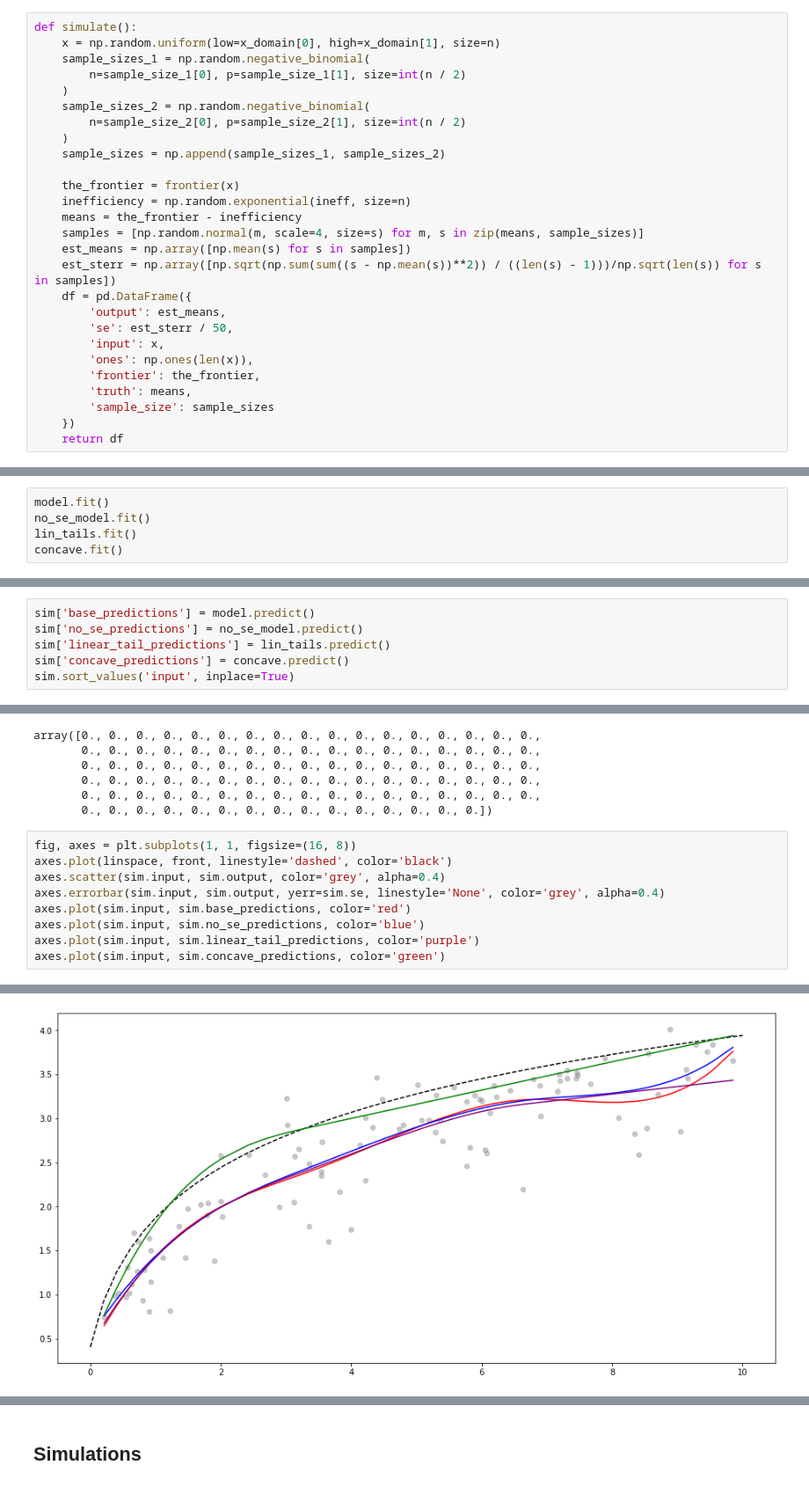
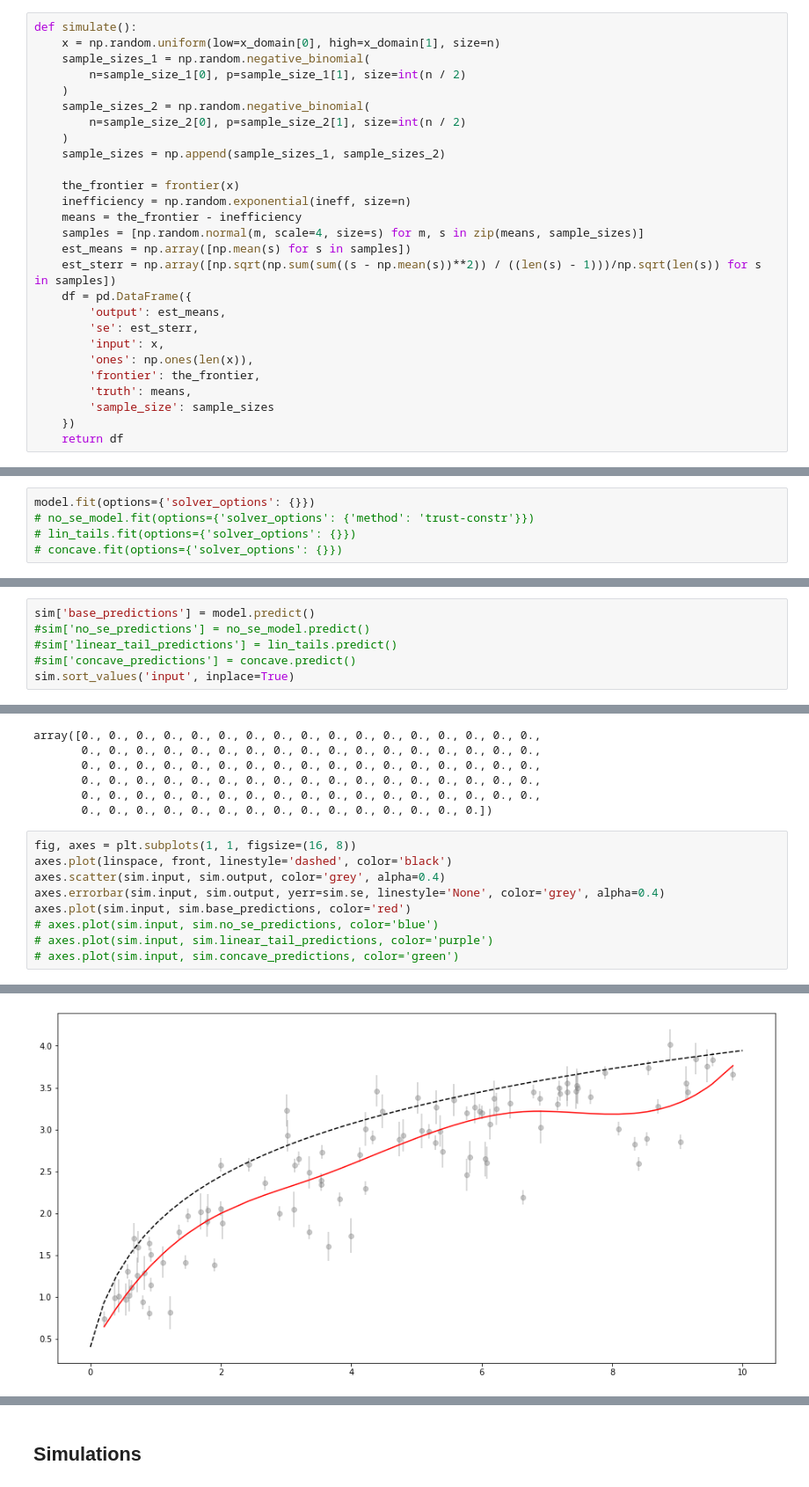
Before and after one commit to ihmeuw-msca/sfma, a Jupyter notebook: notebooks/Simulation.ipynb, the cells around one changed output, grey strips where cells are left out. Shown at 88% size. Cells and saved outputs as stored; diff of their text form.

```diff
--- a/notebooks/Simulation.ipynb
+++ b/notebooks/Simulation.ipynb
@@ -48,7 +48,7 @@ def simulate():
     est_sterr = np.array([np.sqrt(np.sum(sum((s - np.mean(s))**2)) / ((len(s) - 1)))/np.sqrt(len(s)) for s in samples])
     df = pd.DataFrame({
         'output': est_means,
-        'se': est_sterr / 50,
+        'se': est_sterr,
         'input': x,
         'ones': np.ones(len(x)),
         'frontier': the_frontier,
@@ -107,5 +111,5 @@ concave = SFMAModel(
 # %%
-model.fit()
-no_se_model.fit()
-lin_tails.fit()
-concave.fit()
+model.fit(options={'solver_options': {}})
+# no_se_model.fit(options={'solver_options': {'method': 'trust-constr'}})
+# lin_tails.fit(options={'solver_options': {}})
+# concave.fit(options={'solver_options': {}})
@@ -114,7 +116,7 @@ TypeError: 'NoneType' object is not iterable
 # %%
 sim['base_predictions'] = model.predict()
-sim['no_se_predictions'] = no_se_model.predict()
-sim['linear_tail_predictions'] = lin_tails.predict()
-sim['concave_predictions'] = concave.predict()
+#sim['no_se_predictions'] = no_se_model.predict()
+#sim['linear_tail_predictions'] = lin_tails.predict()
+#sim['concave_predictions'] = concave.predict()
 sim.sort_values('input', inplace=True)
 # %%
@@ -134,12 +151,12 @@ array([0., 0., 0., 0., 0., 0., 0., 0., 0., 0., 0., 0., 0., 0., 0., 0., 0.,
 # %%
 fig, axes = plt.subplots(1, 1, figsize=(16, 8))
 axes.plot(linspace, front, linestyle='dashed', color='black')
 axes.scatter(sim.input, sim.output, color='grey', alpha=0.4)
 axes.errorbar(sim.input, sim.output, yerr=sim.se, linestyle='None', color='grey', alpha=0.4)
 axes.plot(sim.input, sim.base_predictions, color='red')
-axes.plot(sim.input, sim.no_se_predictions, color='blue')
-axes.plot(sim.input, sim.linear_tail_predictions, color='purple')
-axes.plot(sim.input, sim.concave_predictions, color='green')
+# axes.plot(sim.input, sim.no_se_predictions, color='blue')
+# axes.plot(sim.input, sim.linear_tail_predictions, color='purple')
+# axes.plot(sim.input, sim.concave_predictions, color='green')
 # %% [output]
 [<matplotlib.lines.Line2D at 0x...>]
-[figure, old version]
+[figure, new version]
```
Also changed, not shown: parts of 8 cells of this notebook, 4 other files.
